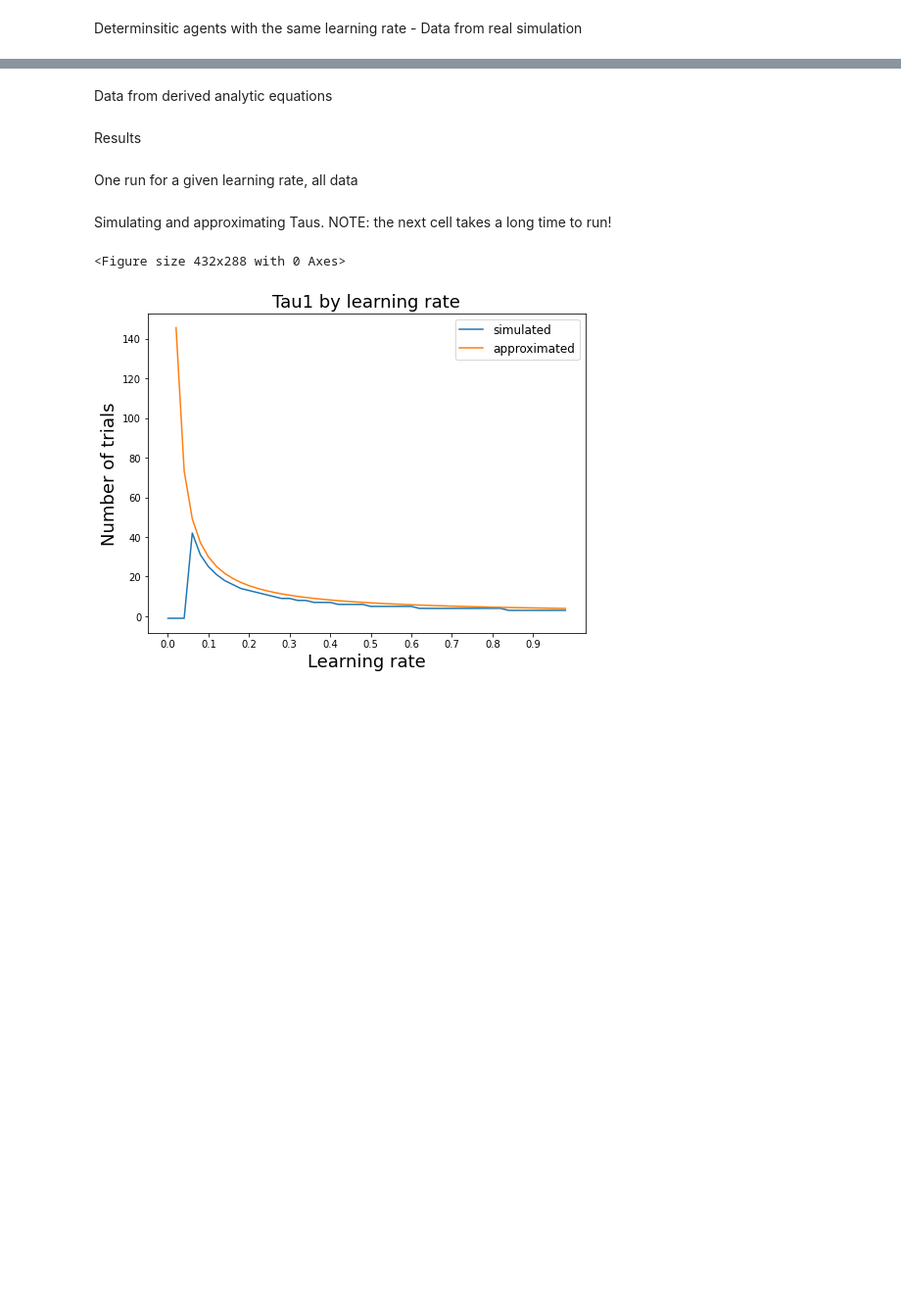
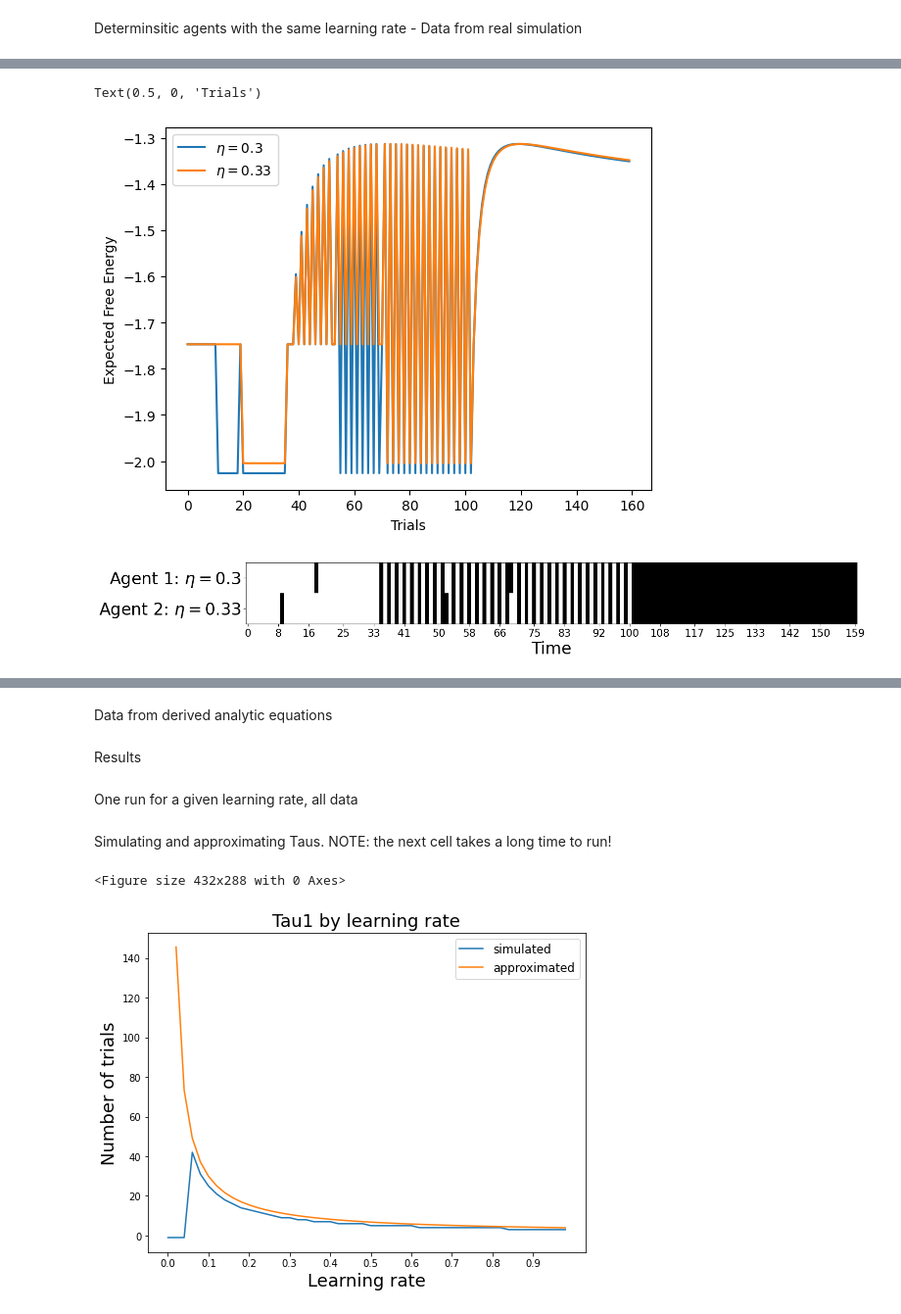
Before and after one commit to daphnedemekas/network-actinf, a Jupyter notebook: prisoners_dilemma/dual_agent_results/final_results.ipynb, the cells around one changed output, grey strips where cells are left out. Shown: that part at 98% size. Cells and saved outputs as stored; diff of their text form; code cells hidden in the pictures; blank space fills up the shorter version.

```diff
--- a/prisoners_dilemma/dual_agent_results/final_results.ipynb
+++ b/prisoners_dilemma/dual_agent_results/final_results.ipynb
@@ -45,0 +96,23 @@ def run_pavlov_agent(lr = 0.3, T = 2000):
+# %%
+plt.plot([e[0] for e in efe_over_time2[:160,:,1]], label = r"$\eta = 0.3$")
+plt.plot([e[0] for e in efe_over_time2[:160,:,0]], label = r"$\eta = 0.33$")
+plt.legend()
+plt.ylabel('Expected Free Energy')
+plt.xlabel('Trials')
+# %% [output]
+Text(0.5, 0, 'Trials')
+[figure, added]
+# %%
+T = 160
+
+fig, ax = plt.subplots(figsize = (16,15))
+ax.grid(color='w', which = 'minor', linestyle='-', linewidth=2)
+ax.set_xlabel("Time")
+im = ax.imshow(actions_over_time2[:160].T,cmap ='gray', aspect = 8, vmin=0, vmax =1, interpolation="None")
+ax.set_xlabel("Time",fontsize = 24)
+ax.set_xticks(np.linspace(0,T-1,20).astype(int),fontsize = 5)
+ax.set_xticklabels(np.linspace(0,T-1,20).astype(int),fontsize = 15)
+ax.set_yticks([0, 1], labels=[r"Agent 1: $\eta = 0.3$", r"Agent 2: $\eta = 0.33$"],fontsize = 24)
+plt.show()
+# %% [output]
+[figure, added]
```
Also changed, not shown: parts of 39 cells of this notebook, 2 other files.
